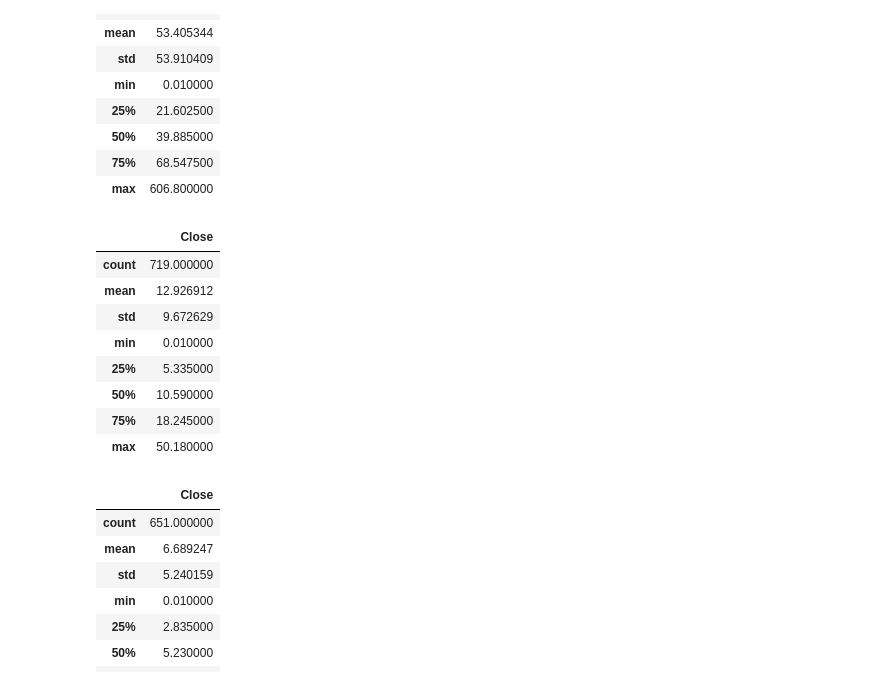
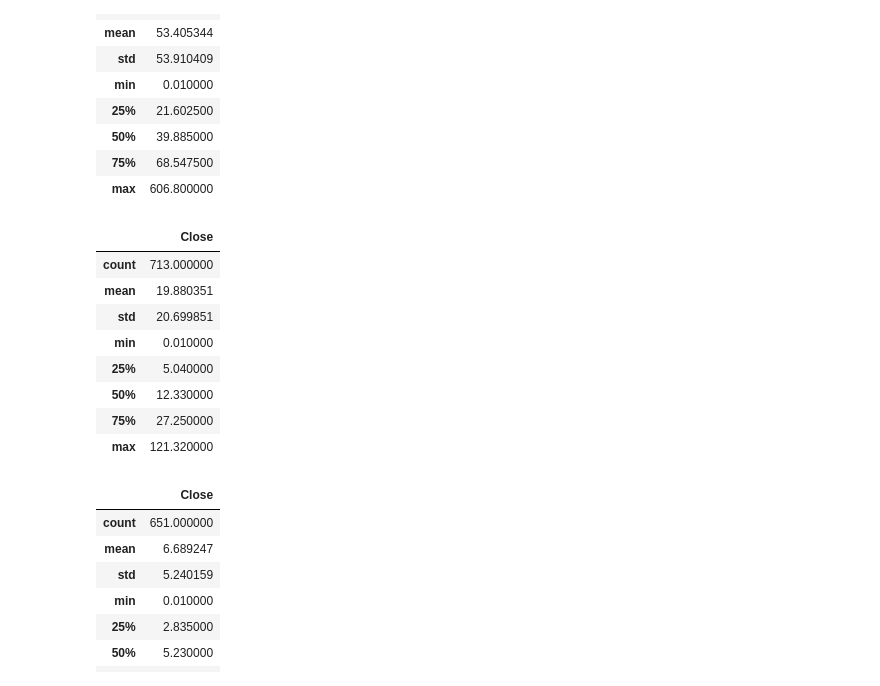
Before and after one commit to msashokkumar/03_crypto_arbitrage, a Jupyter notebook: crypto_arbitrage.ipynb, the cells around one changed output. Drawn from its saved outputs; the diff is of its cells as text; code cells hidden in the pictures.

```diff
--- a/crypto_arbitrage.ipynb
+++ b/crypto_arbitrage.ipynb
@@ -514,23 +514,23 @@ arbitrage_spread_early[arbitrage_spread_early['Close'] > 0].describe()
 | max | 606.800000 |
 # %%
 # Arbitrage spread for the middle date
-# With the median at 0 - Q1, Q3, min and max are equally distribubted, I infer bitstamp
-# to be the higher exchange based on the crowded outliers below min in the box plot for
-# Arbitrage Spread - Middle Date
-arbitrage_spread_middle = calc_arbitrage_spread('2018-02-24', higher_exchange='bitstamp')
+# With the median at 0 - Q1, Q3, min and max are equally distribubted, I infer coinbase
+# to be the higher exchange based on the consistent dense groupings for coinbase in the
+# box plot for Arbitrage Spread - Middle Date
+arbitrage_spread_middle = calc_arbitrage_spread('2018-02-24', higher_exchange='coinbase')
 
 # Conditional statement to generate summary for only the positive values
 arbitrage_spread_middle[arbitrage_spread_middle['Close'] > 0].describe()
 # %% [output]
 |  | Close |
-| count | 719.000000 |
-| mean | 12.926912 |
-| std | 9.672629 |
+| count | 713.000000 |
+| mean | 19.880351 |
+| std | 20.699851 |
 | min | 0.010000 |
-| 25% | 5.335000 |
-| 50% | 10.590000 |
-| 75% | 18.245000 |
-| max | 50.180000 |
+| 25% | 5.040000 |
+| 50% | 12.330000 |
+| 75% | 27.250000 |
+| max | 121.320000 |
 # %%
 # Arbitrage spread for the late date.
 
```
Also changed, not shown: parts of 33 cells of this notebook.
